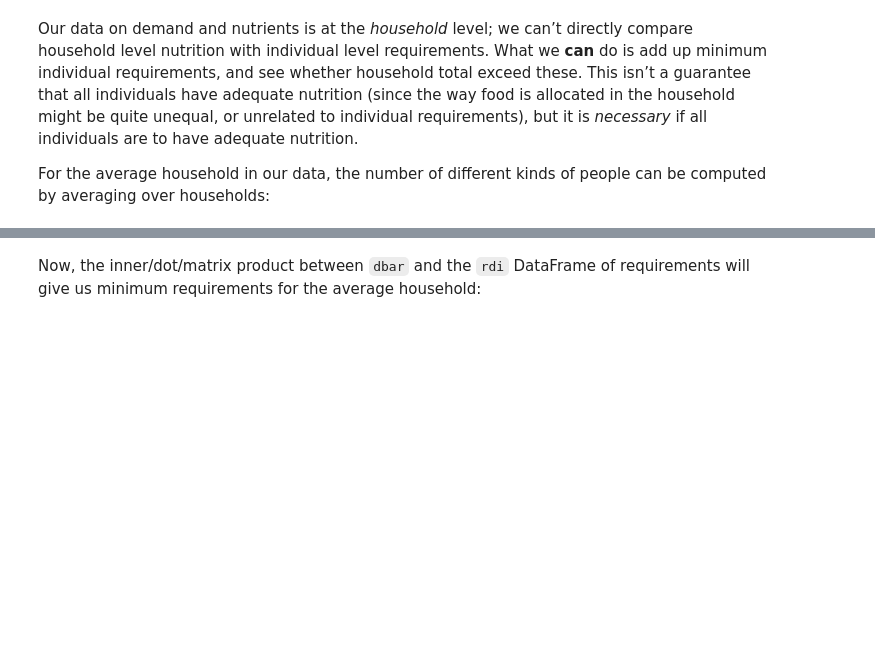
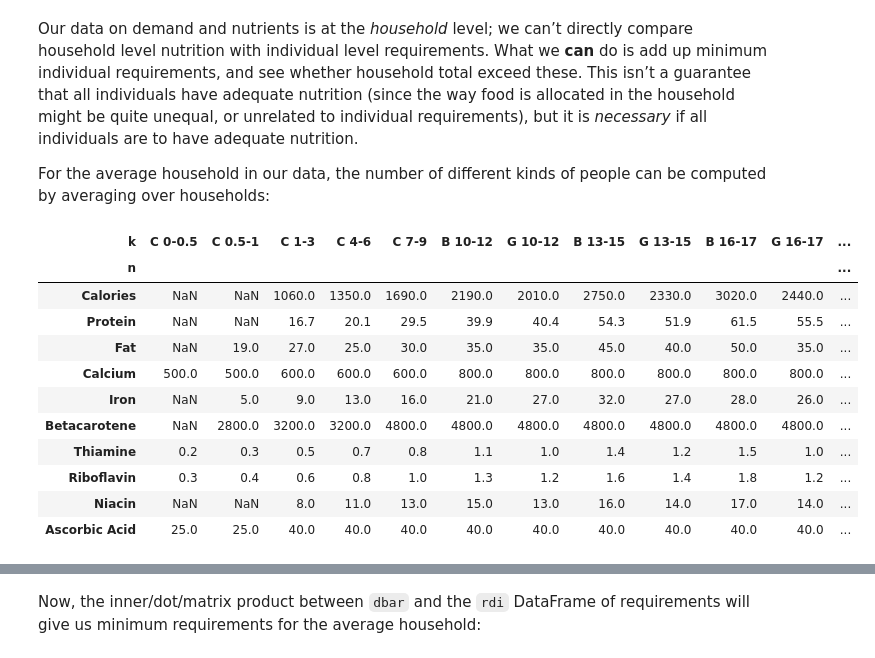
Before and after one commit to oghomiep/EEP153Project4, a Jupyter notebook: example_nutrition-Copy1.ipynb, the cells around one changed output, grey strips where cells are left out. Saved outputs shown, nothing was run; the diff lists cells and outputs as text; code cells hidden in the pictures; blank space fills up the shorter version.

```diff
--- a/example_nutrition-Copy1.ipynb
+++ b/example_nutrition-Copy1.ipynb
@@ -412,3 +417,17 @@ different kinds of people can be computed by averaging over households:
 # %%
 # In first round, averaged over households and villages
 dbar = r.d.mean().iloc[:-2]
+rdi
+# %% [output]
+| k | C 0-0.5 | C 0.5-1 | C 1-3 | C 4-6 | C 7-9 | B 10-12 | G 10-12 | B 13-15 | G 13-15 | B 16-17 | G 16-17 | ... |
+| n |  |  |  |  |  |  |  |  |  |  |  | ... |
+| Calories | NaN | NaN | 1060.0 | 1350.0 | 1690.0 | 2190.0 | 2010.0 | 2750.0 | 2330.0 | 3020.0 | 2440.0 | ... |
+| Protein | NaN | NaN | 16.7 | 20.1 | 29.5 | 39.9 | 40.4 | 54.3 | 51.9 | 61.5 | 55.5 | ... |
+| Fat | NaN | 19.0 | 27.0 | 25.0 | 30.0 | 35.0 | 35.0 | 45.0 | 40.0 | 50.0 | 35.0 | ... |
+| Calcium | 500.0 | 500.0 | 600.0 | 600.0 | 600.0 | 800.0 | 800.0 | 800.0 | 800.0 | 800.0 | 800.0 | ... |
+| Iron | NaN | 5.0 | 9.0 | 13.0 | 16.0 | 21.0 | 27.0 | 32.0 | 27.0 | 28.0 | 26.0 | ... |
+| Betacarotene | NaN | 2800.0 | 3200.0 | 3200.0 | 4800.0 | 4800.0 | 4800.0 | 4800.0 | 4800.0 | 4800.0 | 4800.0 | ... |
+| Thiamine | 0.2 | 0.3 | 0.5 | 0.7 | 0.8 | 1.1 | 1.0 | 1.4 | 1.2 | 1.5 | 1.0 | ... |
+| Riboflavin | 0.3 | 0.4 | 0.6 | 0.8 | 1.0 | 1.3 | 1.2 | 1.6 | 1.4 | 1.8 | 1.2 | ... |
+| Niacin | NaN | NaN | 8.0 | 11.0 | 13.0 | 15.0 | 13.0 | 16.0 | 14.0 | 17.0 | 14.0 | ... |
+| Ascorbic Acid | 25.0 | 25.0 | 40.0 | 40.0 | 40.0 | 40.0 | 40.0 | 40.0 | 40.0 | 40.0 | 40.0 | ... |
```
Also changed, not shown: parts of 12 cells of this notebook.
